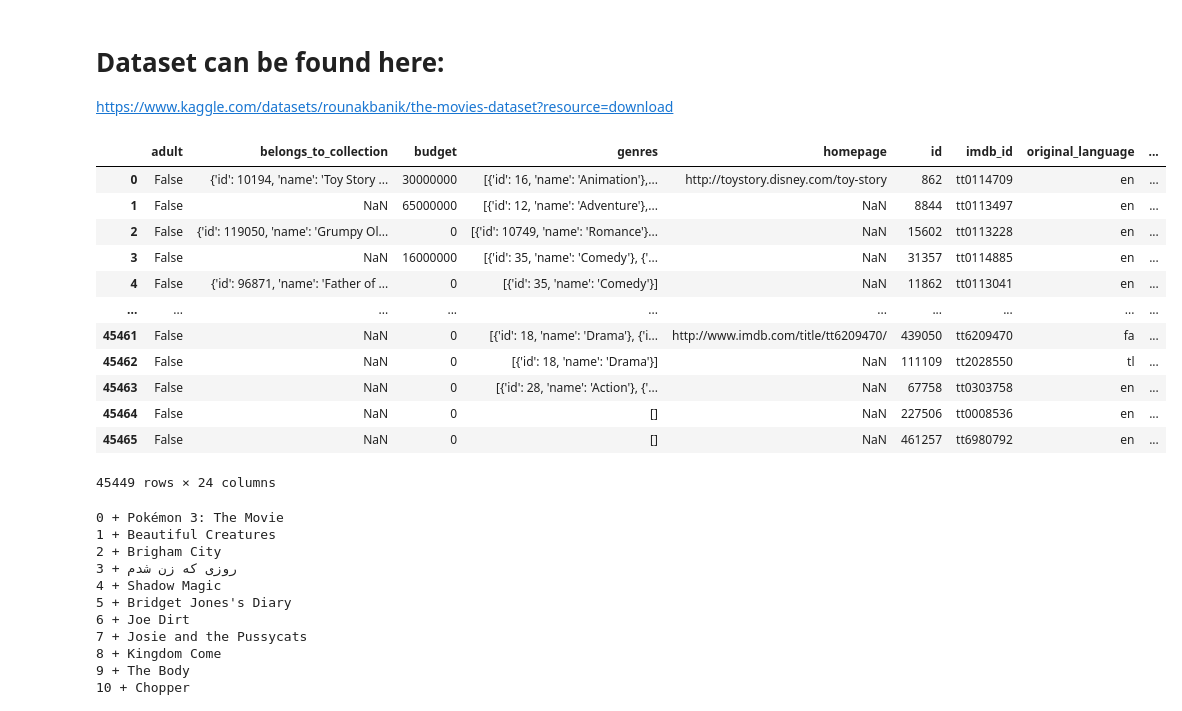
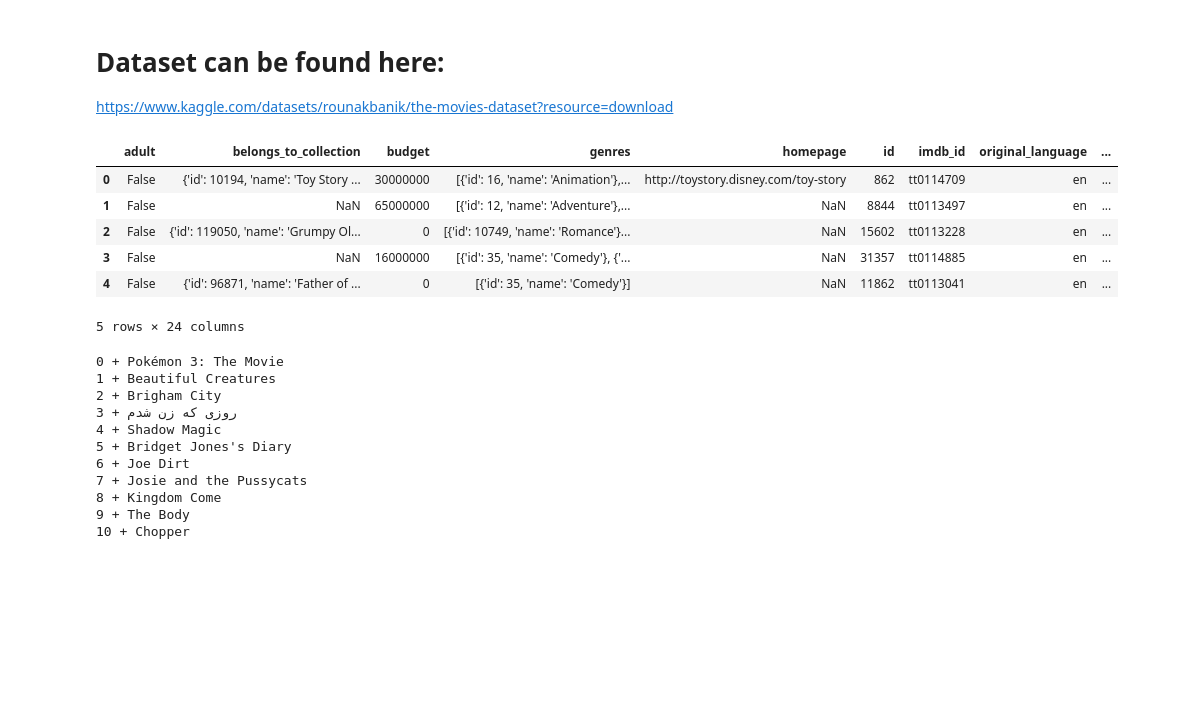
Before and after one commit to kajgaard/ComputationalTools, a Jupyter notebook: reviewsFromImdb/RetrievingMoviesAndReviews.ipynb, the cells around one changed output. Cells and saved outputs as stored; diff of their text form; code cells hidden in the pictures; blank space fills up the shorter version.

```diff
--- a/reviewsFromImdb/RetrievingMoviesAndReviews.ipynb
+++ b/reviewsFromImdb/RetrievingMoviesAndReviews.ipynb
@@ -13,25 +12,13 @@ https://www.kaggle.com/datasets/rounakbanik/the-movies-dataset?resource=download
 # %%
+# Load dataset to df
 df = pd.read_csv("archive/movies_metadata.csv")
 df2=df.dropna(subset=['imdb_id','genres'])
-# Extracting the columns to be used
-titles = df2['original_title'].to_numpy()
-genres = df2['genres'].to_numpy()
-imdbIds = df2['imdb_id'].to_numpy()
-
-# Removing NaN
-imdbIds = [idee.replace('tt','') for idee in imdbIds]
-df2
+df2.head()
 # %% [output]
 |  | adult | belongs_to_collection | budget | genres | homepage | id | imdb_id | original_language | ... |
 | 0 | False | {'id': 10194, 'name': 'Toy Story ... | 30000000 | [{'id': 16, 'name': 'Animation'},... | http://toystory.disney.com/toy-story | 862 | tt0114709 | en | ... |
 | 1 | False | NaN | 65000000 | [{'id': 12, 'name': 'Adventure'},... | NaN | 8844 | tt0113497 | en | ... |
 | 2 | False | {'id': 119050, 'name': 'Grumpy Ol... | 0 | [{'id': 10749, 'name': 'Romance'}... | NaN | 15602 | tt0113228 | en | ... |
 | 3 | False | NaN | 16000000 | [{'id': 35, 'name': 'Comedy'}, {'... | NaN | 31357 | tt0114885 | en | ... |
 | 4 | False | {'id': 96871, 'name': 'Father of ... | 0 | [{'id': 35, 'name': 'Comedy'}] | NaN | 11862 | tt0113041 | en | ... |
-| ... | ... | ... | ... | ... | ... | ... | ... | ... | ... |
-| 45461 | False | NaN | 0 | [{'id': 18, 'name': 'Drama'}, {'i... | http://www.imdb.com/title/tt6209470/ | 439050 | tt6209470 | fa | ... |
-| 45462 | False | NaN | 0 | [{'id': 18, 'name': 'Drama'}] | NaN | 111109 | tt2028550 | tl | ... |
-| 45463 | False | NaN | 0 | [{'id': 28, 'name': 'Action'}, {'... | NaN | 67758 | tt0303758 | en | ... |
-| 45464 | False | NaN | 0 | [] | NaN | 227506 | tt0008536 | en | ... |
-| 45465 | False | NaN | 0 | [] | NaN | 461257 | tt6980792 | en | ... |
-45449 rows × 24 columns
+5 rows × 24 columns
```
Also changed, not shown: parts of 8 cells of this notebook, 1 other file.
